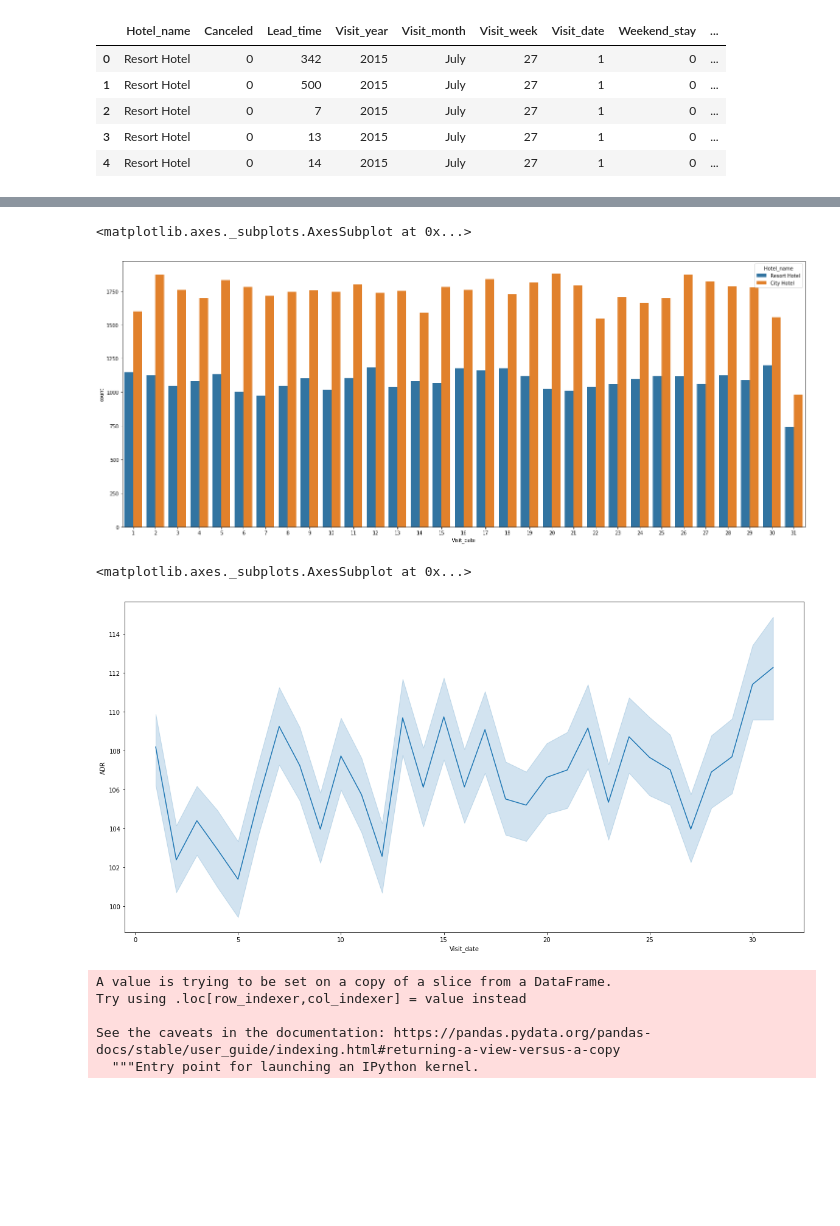
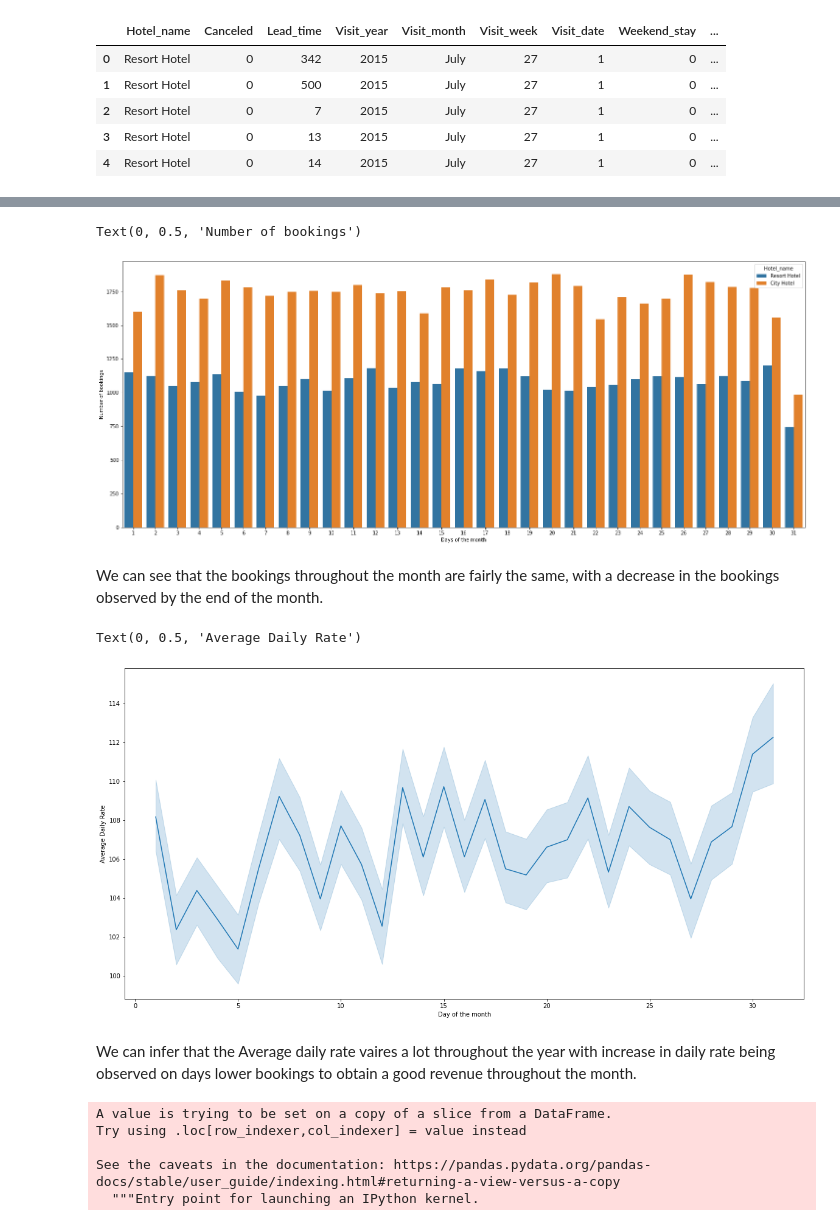
Before and after one commit to Shantanu0113/Hotel-Booking-Analysis, a Jupyter notebook: Shantanu_collab.ipynb, the cells around one changed output, grey strips where cells are left out. Drawn from its saved outputs; the diff is of its cells as text; code cells hidden in the pictures; blank space fills up the shorter version.

```diff
--- a/Shantanu_collab.ipynb
+++ b/Shantanu_collab.ipynb
@@ -430,15 +457,23 @@ sns.countplot(x= hotel['Visit_year'] ,data=hotel ,hue='Hotel_name')
 # %%
 plt.figure(figsize=(25,10))
 sns.countplot(x='Visit_date', data=hotel, hue='Hotel_name')
+plt.xlabel('Days of the month')
+plt.ylabel('Number of bookings')
 # %% [output]
-<matplotlib.axes._subplots.AxesSubplot at 0x...>
+Text(0, 0.5, 'Number of bookings')
-[figure, old version]
+[figure, new version]
+# %% [markdown]
+We can see that the bookings throughout the month are fairly the same, with a decrease in the bookings observed by the end of the month.
 # %%
 plt.figure(figsize=(20,10))
 sns.lineplot(x = 'Visit_date', y = 'ADR', data=hotel)
+plt.xlabel('Day of the month')
+plt.ylabel('Average Daily Rate')
 # %% [output]
-<matplotlib.axes._subplots.AxesSubplot at 0x...>
+Text(0, 0.5, 'Average Daily Rate')
-[figure, old version]
+[figure, new version]
+# %% [markdown]
+We can infer that the Average daily rate vaires a lot throughout the year with increase in daily rate being observed on days lower bookings to obtain a good revenue throughout the month.
 # %%
 # single_occ= actual_guests[(actual_guests['Adults']==1) and (actual_guests['Kids']==0)]
 # adult_occ= actual_guests[(actual_guests['Adults']==2) and (actual_guests['Kids']==0)
```
Also changed, not shown: parts of 37 cells of this notebook.
